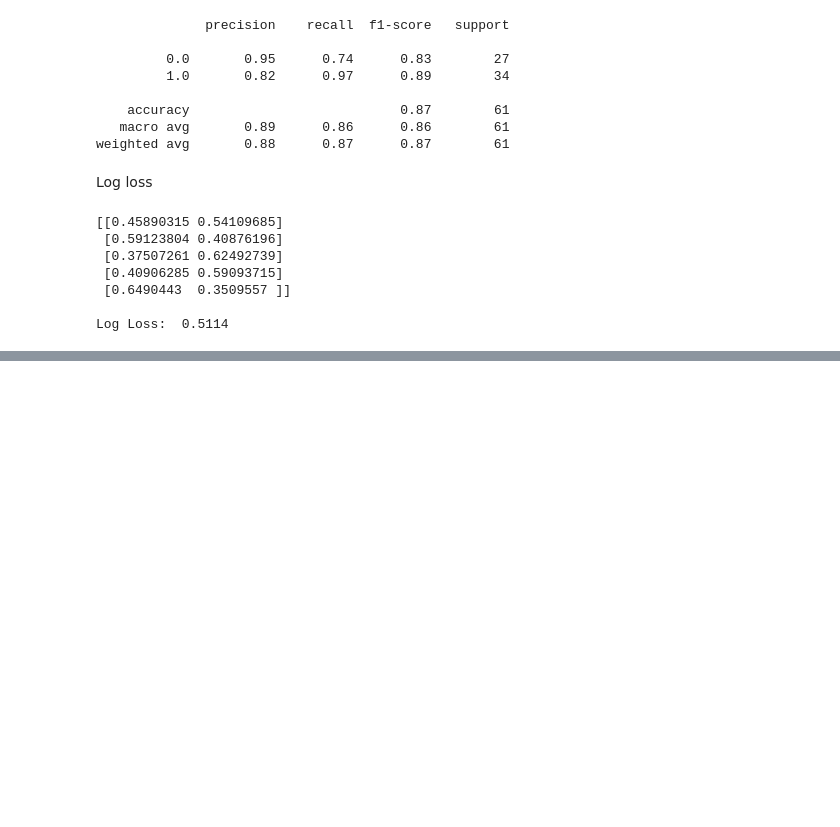
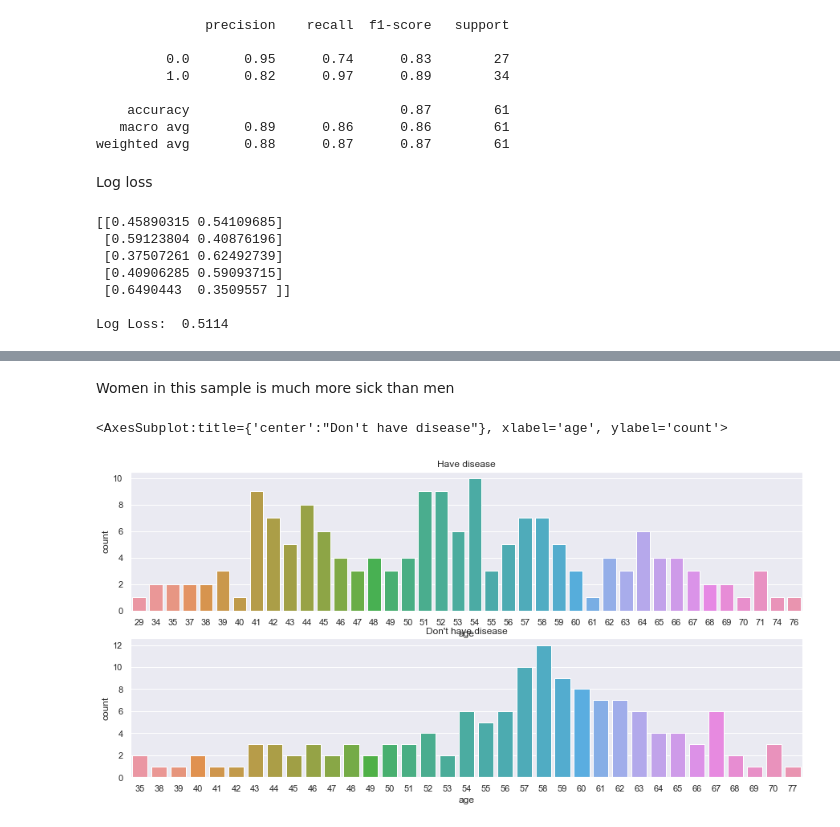
Before and after one commit to SabiViji/ml-learn, a Jupyter notebook: Heart_disease_prediction.ipynb, the cells around one changed output, grey strips where cells are left out. Drawn from its saved outputs; the diff is of its cells as text; code cells hidden in the pictures; blank space fills up the shorter version.

```diff
--- a/Heart_disease_prediction.ipynb
+++ b/Heart_disease_prediction.ipynb
@@ -791,0 +873,14 @@ Log Loss:  0.5114
+# %% [markdown]
+Women in this sample is much more sick than men
+# %%
+fig = plt.figure(figsize=(15,7))
+ax1 = fig.add_subplot(2,1,1)
+ax1.set_title('Have disease')
+ax1.tick_params(labelbottom='off',axis='x')
+sns.countplot(data[data.target == 1].age)
+ax2 = fig.add_subplot(2,1,2)
+ax2.set_title('Don\'t have disease')
+sns.countplot(data[data.target == 0].age)
+# %% [output]
+<AxesSubplot:title={'center':"Don't have disease"}, xlabel='age', ylabel='count'>
+[figure, added]
```
Also changed, not shown: parts of 44 cells of this notebook.
